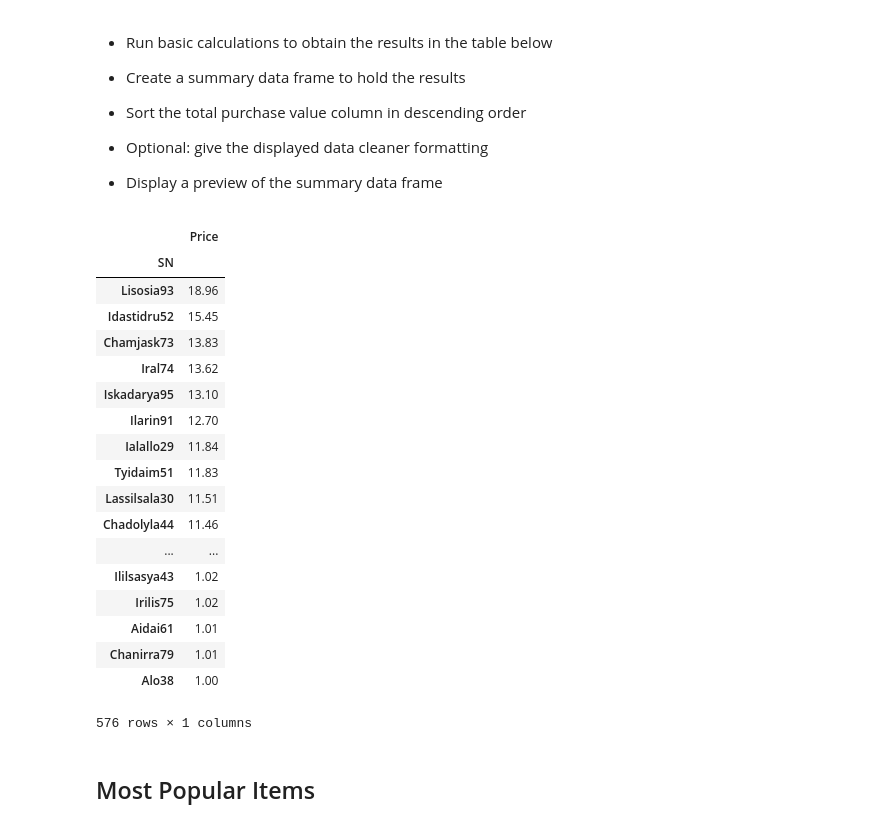
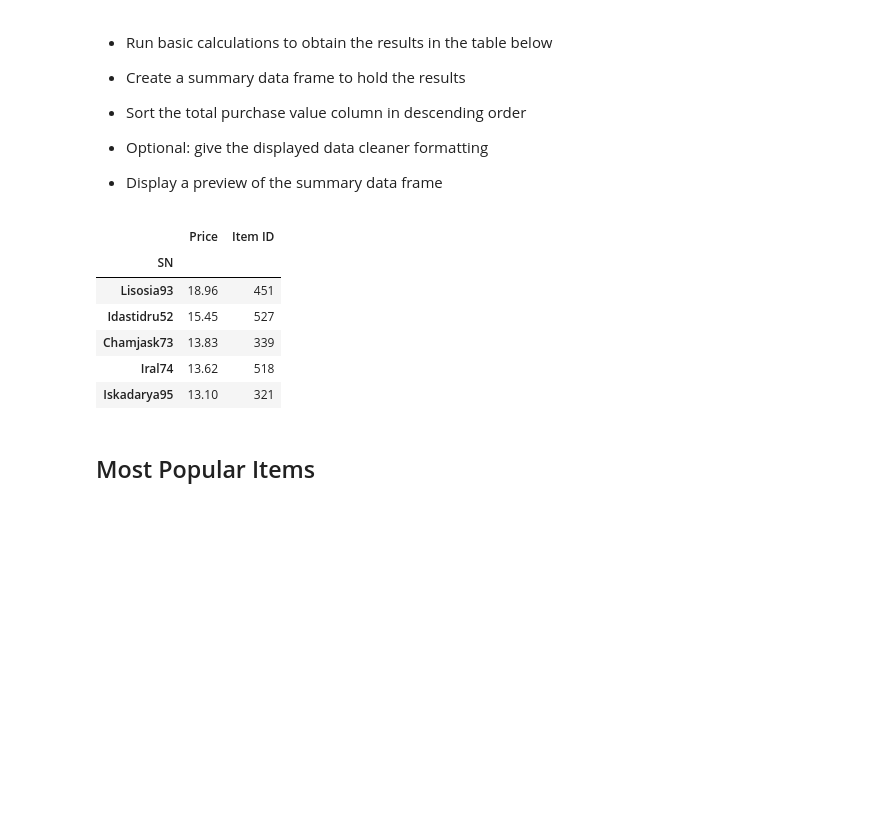
Before and after one commit to jasonmgarner/Personal-GitHub, a Jupyter notebook: Panda_Homework/HeroesOfPymoli/HeroesOfPymoli_starter.ipynb, the cells around one changed output. Cells and saved outputs as stored; diff of their text form; code cells hidden in the pictures; blank space fills up the shorter version.

```diff
--- a/Panda_Homework/HeroesOfPymoli/HeroesOfPymoli_starter.ipynb
+++ b/Panda_Homework/HeroesOfPymoli/HeroesOfPymoli_starter.ipynb
@@ -361,40 +418,28 @@ Age_Purchases_df
 # %%
 #purchase_data.groupby(['SN', 'Price']).sum().reset_index()
 
-Spenders = purchase_data[["SN", "Price"]]
+Spenders = purchase_data[["SN", "Price", "Item ID"]]
 
 Spenders_df = pd.DataFrame(Spenders)
 
-
+Spenders_df
 #Grouped_SN = Spenders_df.groupby(['SN'])
 
 Top_Spenders = Spenders_df.groupby("SN").sum()
 
 #Top_Spenders = purchase_data.reset_index().groupby("SN").sum()
 
 Top_Spenders_Sort = Top_Spenders.sort_values("Price", ascending=False)
 
-Top_Spenders_Sort
+Top_Spenders_Sort.head()
 # %% [output]
-|  | Price |
-| SN |  |
-| Lisosia93 | 18.96 |
-| Idastidru52 | 15.45 |
-| Chamjask73 | 13.83 |
-| Iral74 | 13.62 |
-| Iskadarya95 | 13.10 |
-| Ilarin91 | 12.70 |
-| Ialallo29 | 11.84 |
-| Tyidaim51 | 11.83 |
-| Lassilsala30 | 11.51 |
-| Chadolyla44 | 11.46 |
-| ... | ... |
-| Ililsasya43 | 1.02 |
-| Irilis75 | 1.02 |
-| Aidai61 | 1.01 |
-| Chanirra79 | 1.01 |
-| Alo38 | 1.00 |
+|  | Price | Item ID |
+| SN |  |  |
+| Lisosia93 | 18.96 | 451 |
+| Idastidru52 | 15.45 | 527 |
+| Chamjask73 | 13.83 | 339 |
+| Iral74 | 13.62 | 518 |
+| Iskadarya95 | 13.10 | 321 |
-576 rows × 1 columns
 # %% [markdown]
 ## Most Popular Items
 # %% [markdown]
```
Also changed, not shown: parts of 7 cells of this notebook.
